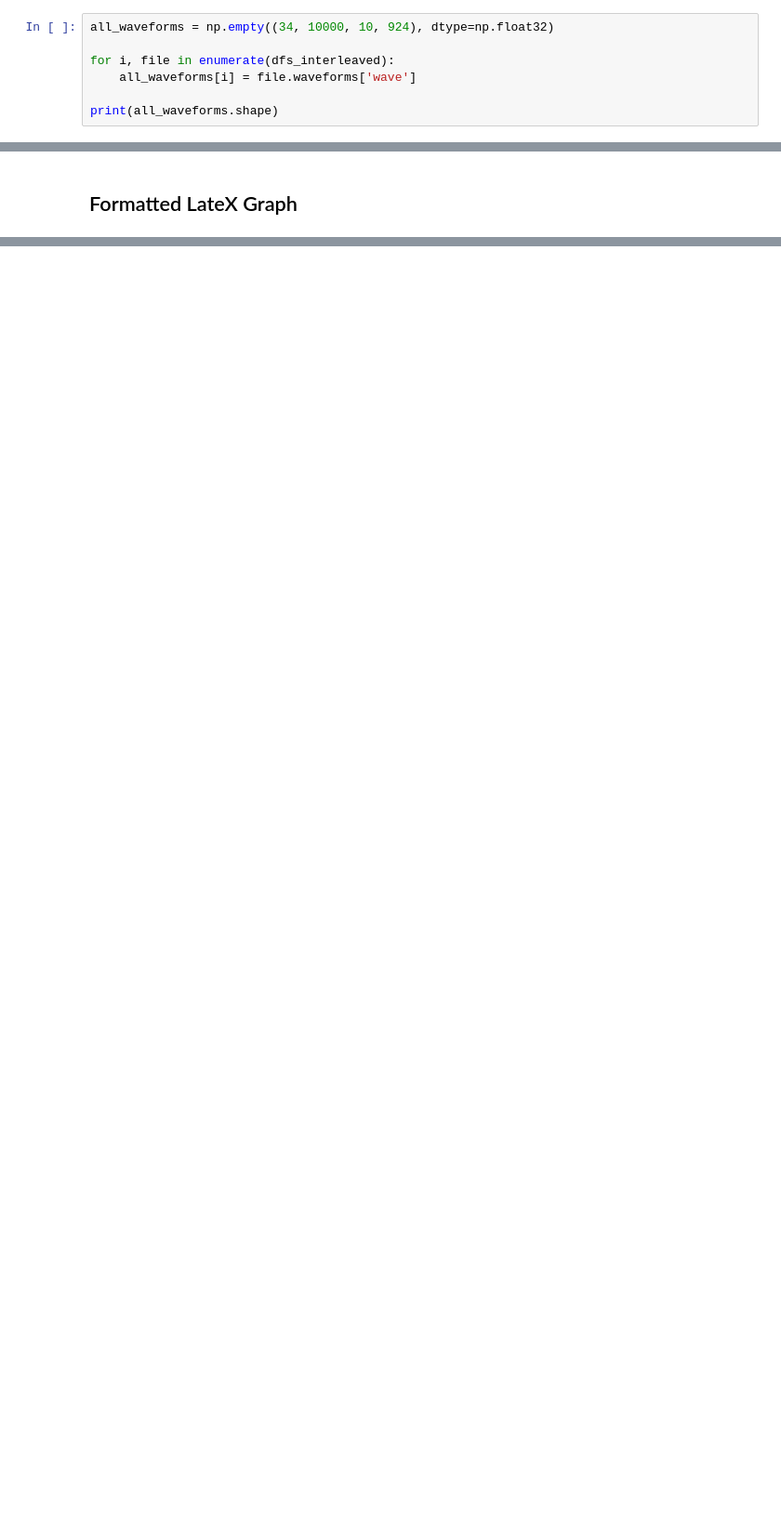
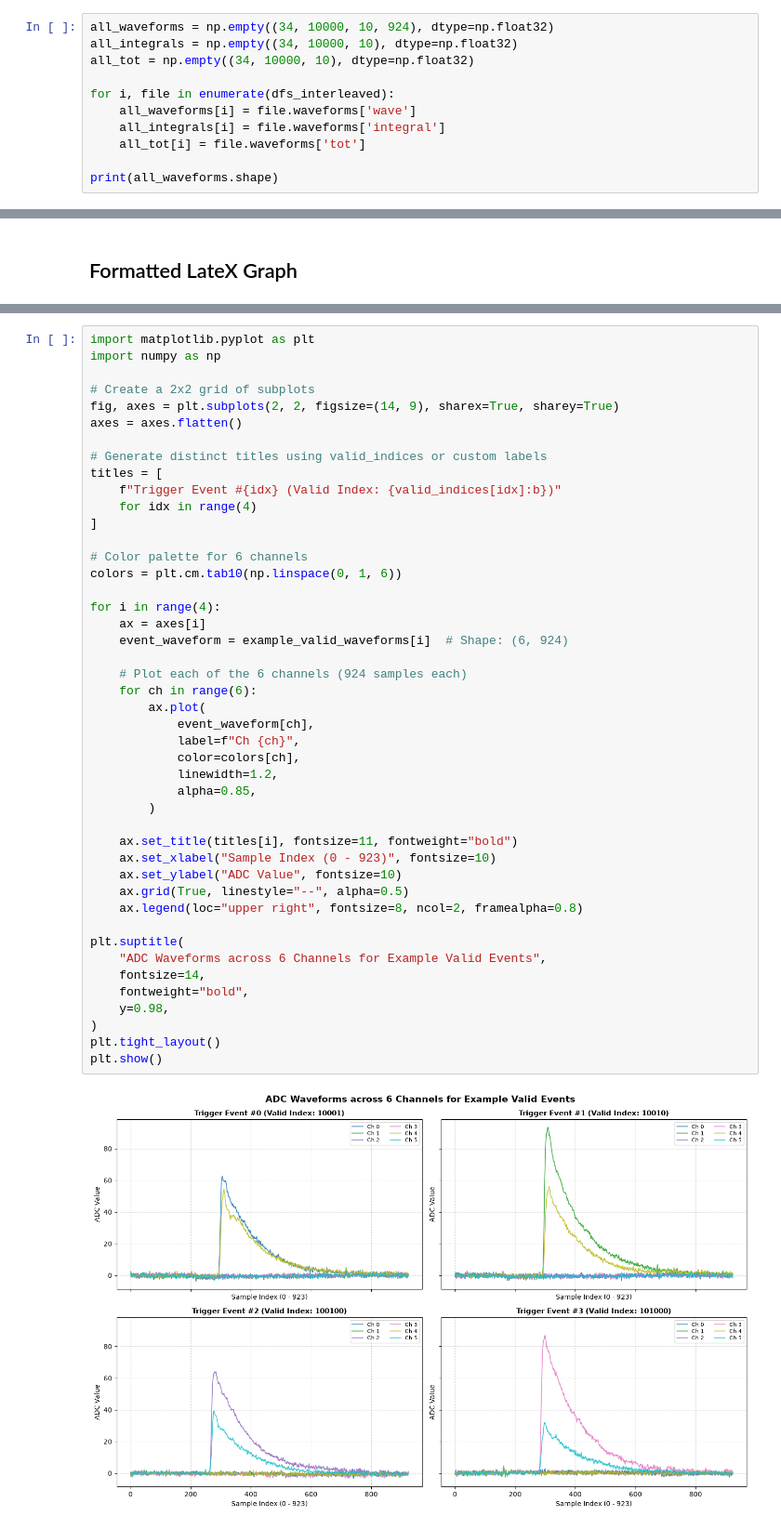
Before and after one commit to Dawson-HEP/scintillating_chamber, a Jupyter notebook: data_analysis/frequency_distribution/radecs/frequency_graphs.ipynb, the cells around one changed output, grey strips where cells are left out. Shown at 93% size. Saved outputs shown, nothing was run; the diff lists cells and outputs as text; blank space fills up the shorter version.

Commit message:
update radecs graphs w/ localized analysis

```diff
--- a/data_analysis/frequency_distribution/radecs/frequency_graphs.ipynb
+++ b/data_analysis/frequency_distribution/radecs/frequency_graphs.ipynb
@@ -275,9 +276,13 @@ plt.show()
 ## Binary Events Activation
 # %%
 all_waveforms = np.empty((34, 10000, 10, 924), dtype=np.float32)
+all_integrals = np.empty((34, 10000, 10), dtype=np.float32)
+all_tot = np.empty((34, 10000, 10), dtype=np.float32)
 
 for i, file in enumerate(dfs_interleaved):
     all_waveforms[i] = file.waveforms['wave']
+    all_integrals[i] = file.waveforms['integral']
+    all_tot[i] = file.waveforms['tot']
 
 print(all_waveforms.shape)
 # %% [output]
@@ -567,0 +850,47 @@ plt.show()
+# %%
+import matplotlib.pyplot as plt
+import numpy as np
+
+# Create a 2x2 grid of subplots
+fig, axes = plt.subplots(2, 2, figsize=(14, 9), sharex=True, sharey=True)
+axes = axes.flatten()
+
+# Generate distinct titles using valid_indices or custom labels
+titles = [
+    f"Trigger Event #{idx} (Valid Index: {valid_indices[idx]:b})"
+    for idx in range(4)
+]
+
+# Color palette for 6 channels
+colors = plt.cm.tab10(np.linspace(0, 1, 6))
+
+for i in range(4):
+    ax = axes[i]
+    event_waveform = example_valid_waveforms[i]  # Shape: (6, 924)
+
+    # Plot each of the 6 channels (924 samples each)
+    for ch in range(6):
+        ax.plot(
+            event_waveform[ch],
+            label=f"Ch {ch}",
+            color=colors[ch],
+            linewidth=1.2,
+            alpha=0.85,
+        )
+
+    ax.set_title(titles[i], fontsize=11, fontweight="bold")
+    ax.set_xlabel("Sample Index (0 - 923)", fontsize=10)
+    ax.set_ylabel("ADC Value", fontsize=10)
+    ax.grid(True, linestyle="--", alpha=0.5)
+    ax.legend(loc="upper right", fontsize=8, ncol=2, framealpha=0.8)
+
+plt.suptitle(
+    "ADC Waveforms across 6 Channels for Example Valid Events",
+    fontsize=14,
+    fontweight="bold",
+    y=0.98,
+)
+plt.tight_layout()
+plt.show()
+# %% [output]
+[figure, added]
```
Also changed, not shown: parts of 4 cells of this notebook, 3 other files.
